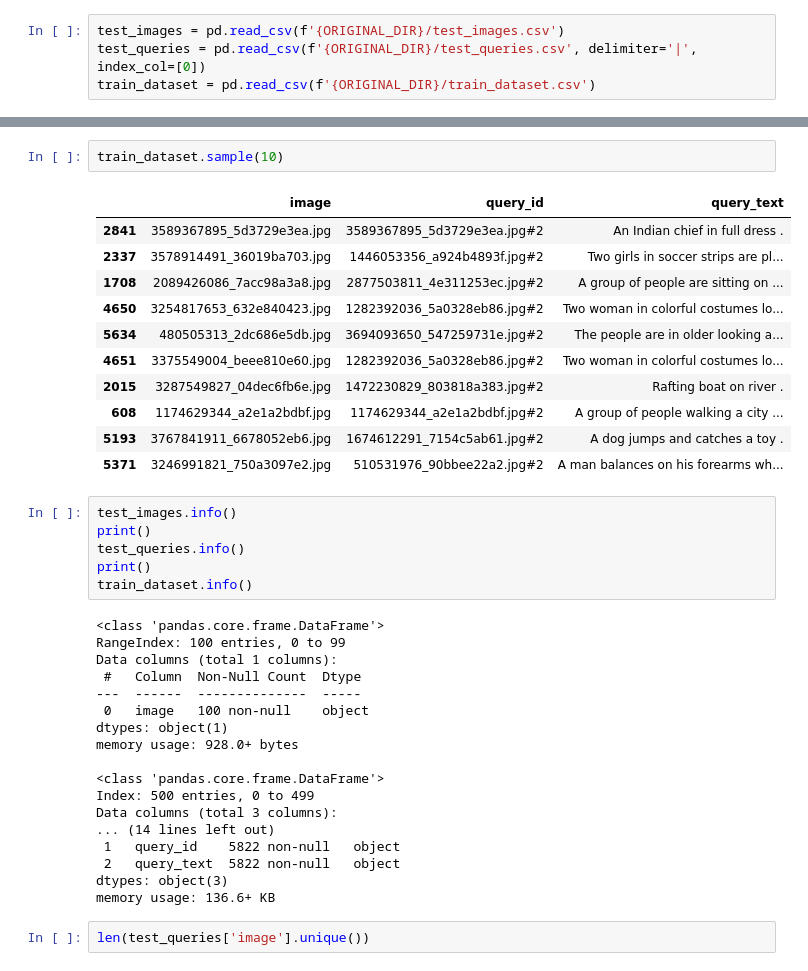
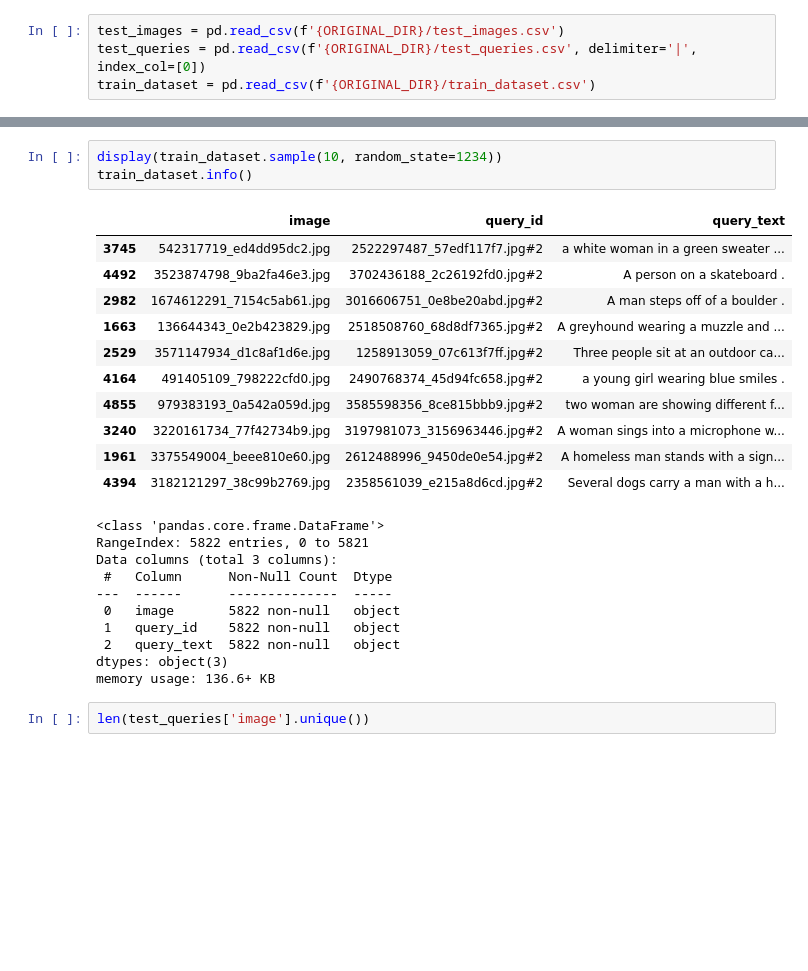
Before and after one commit to kirillva/project04, a Jupyter notebook: index.ipynb, the cells around one changed output, grey strips where cells are left out. Cells and saved outputs as stored; diff of their text form; blank space fills up the shorter version.

```diff
--- a/index.ipynb
+++ b/index.ipynb
@@ -248,41 +361,28 @@ test_queries.sample(10)
 # %%
-train_dataset.sample(10)
+display(train_dataset.sample(10, random_state=1234))
+train_dataset.info()
 # %% [output]
 |  | image | query_id | query_text |
-| 2841 | 3589367895_5d3729e3ea.jpg | 3589367895_5d3729e3ea.jpg#2 | An Indian chief in full dress . |
-| 2337 | 3578914491_36019ba703.jpg | 1446053356_a924b4893f.jpg#2 | Two girls in soccer strips are pl... |
-| 1708 | 2089426086_7acc98a3a8.jpg | 2877503811_4e311253ec.jpg#2 | A group of people are sitting on ... |
-| 4650 | 3254817653_632e840423.jpg | 1282392036_5a0328eb86.jpg#2 | Two woman in colorful costumes lo... |
-| 5634 | 480505313_2dc686e5db.jpg | 3694093650_547259731e.jpg#2 | The people are in older looking a... |
-| 4651 | 3375549004_beee810e60.jpg | 1282392036_5a0328eb86.jpg#2 | Two woman in colorful costumes lo... |
-| 2015 | 3287549827_04dec6fb6e.jpg | 1472230829_803818a383.jpg#2 | Rafting boat on river . |
-| 608 | 1174629344_a2e1a2bdbf.jpg | 1174629344_a2e1a2bdbf.jpg#2 | A group of people walking a city ... |
-| 5193 | 3767841911_6678052eb6.jpg | 1674612291_7154c5ab61.jpg#2 | A dog jumps and catches a toy . |
-| 5371 | 3246991821_750a3097e2.jpg | 510531976_90bbee22a2.jpg#2 | A man balances on his forearms wh... |
+| 3745 | 542317719_ed4dd95dc2.jpg | 2522297487_57edf117f7.jpg#2 | a white woman in a green sweater ... |
+| 4492 | 3523874798_9ba2fa46e3.jpg | 3702436188_2c26192fd0.jpg#2 | A person on a skateboard . |
+| 2982 | 1674612291_7154c5ab61.jpg | 3016606751_0e8be20abd.jpg#2 | A man steps off of a boulder . |
+| 1663 | 136644343_0e2b423829.jpg | 2518508760_68d8df7365.jpg#2 | A greyhound wearing a muzzle and ... |
+| 2529 | 3571147934_d1c8af1d6e.jpg | 1258913059_07c613f7ff.jpg#2 | Three people sit at an outdoor ca... |
+| 4164 | 491405109_798222cfd0.jpg | 2490768374_45d94fc658.jpg#2 | a young girl wearing blue smiles . |
+| 4855 | 979383193_0a542a059d.jpg | 3585598356_8ce815bbb9.jpg#2 | two woman are showing different f... |
+| 3240 | 3220161734_77f42734b9.jpg | 3197981073_3156963446.jpg#2 | A woman sings into a microphone w... |
+| 1961 | 3375549004_beee810e60.jpg | 2612488996_9450de0e54.jpg#2 | A homeless man stands with a sign... |
+| 4394 | 3182121297_38c99b2769.jpg | 2358561039_e215a8d6cd.jpg#2 | Several dogs carry a man with a h... |
+<class 'pandas.core.frame.DataFrame'>
+RangeIndex: 5822 entries, 0 to 5821
+Data columns (total 3 columns):
+ #   Column      Non-Null Count  Dtype
+---  ------      --------------  -----
+ 0   image       5822 non-null   object
+ 1   query_id    5822 non-null   object
+ 2   query_text  5822 non-null   object
+dtypes: object(3)
+memory usage: 136.6+ KB
-# %%
-test_images.info()
-print()
-test_queries.info()
-print()
-train_dataset.info()
-# %% [output]
-<class 'pandas.core.frame.DataFrame'>
-RangeIndex: 100 entries, 0 to 99
-Data columns (total 1 columns):
- #   Column  Non-Null Count  Dtype
----  ------  --------------  -----
- 0   image   100 non-null    object
-dtypes: object(1)
-memory usage: 928.0+ bytes
-
-<class 'pandas.core.frame.DataFrame'>
-Index: 500 entries, 0 to 499
-Data columns (total 3 columns):
-... (14 lines left out)
- 1   query_id    5822 non-null   object
- 2   query_text  5822 non-null   object
-dtypes: object(3)
-memory usage: 136.6+ KB
 # %%
 len(test_queries['image'].unique())
 # %% [output]
```
Also changed, not shown: parts of 64 cells of this notebook.
